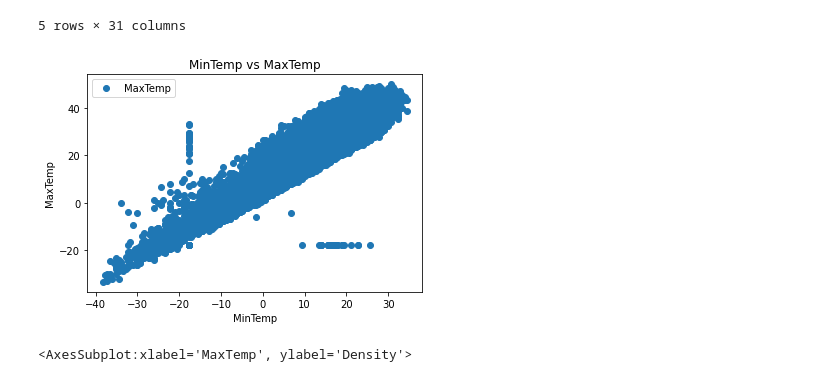
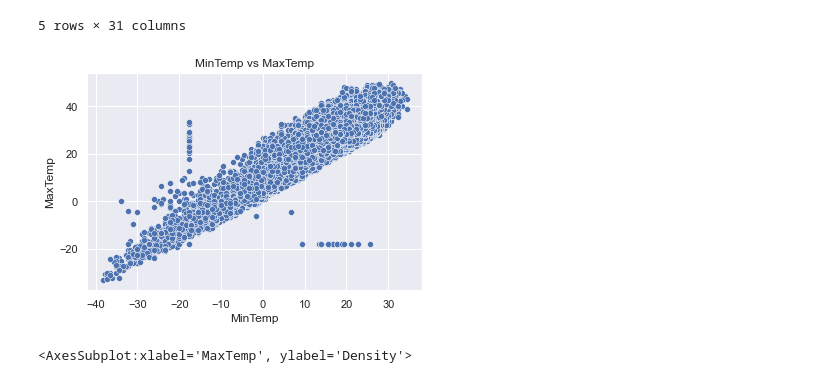
Before and after one commit to arjunc12/cmpinf2120-notebooks, a Jupyter notebook: Regression-and-Classification/linear-regression.ipynb, the cells around one changed output. Cells and saved outputs as stored; diff of their text form; code cells hidden in the pictures.

```diff
--- a/Regression-and-Classification/linear-regression.ipynb
+++ b/Regression-and-Classification/linear-regression.ipynb
@@ -9,6 +9,8 @@ from sklearn.model_selection import train_test_split
 from sklearn.linear_model import LinearRegression
 from sklearn import metrics
 %matplotlib inline
+import seaborn as sns
+sns.set()
 # %%
 df = pd.read_csv('Summary of Weather.csv')
 # %%
@@ -39,13 +41,13 @@ df.head()
 | 4 | 10001 | 1942-7-5 | 0 | NaN | 26.666667 | 21.666667 | 24.444444 | 0.0 | NaN | 42 | ... |
 5 rows × 31 columns
 # %%
-df.plot(x='MinTemp', y='MaxTemp', style='o')
+sns.scatterplot(x='MinTemp', y='MaxTemp', data=df)
 pylab.title('MinTemp vs MaxTemp')
 pylab.xlabel('MinTemp')
 pylab.ylabel('MaxTemp')
 pylab.show()
 # %% [output]
-[figure, old version]
+[figure, new version]
 # %%
 pylab.figure(figsize=(15,10))
 pylab.tight_layout()
```
Also changed, not shown: parts of 7 cells of this notebook, 3 other files.
